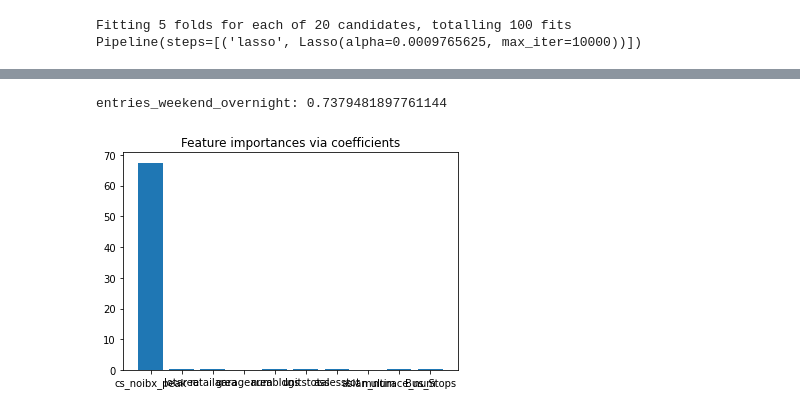
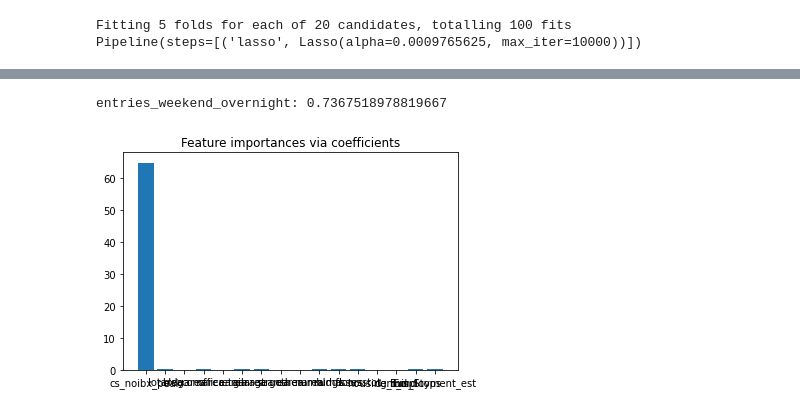
Before and after one commit to CUSPADS2022IBX/IBXRidership, a Jupyter notebook: Models/LassoCV.ipynb, the cells around one changed output, grey strips where cells are left out. Saved outputs shown, nothing was run; the diff lists cells and outputs as text; code cells hidden in the pictures.

Commit message:
Updated Models

```diff
--- a/Models/LassoCV.ipynb
+++ b/Models/LassoCV.ipynb
@@ -22,7 +22,7 @@ warnings.filterwarnings('ignore')
 # %%
 mg_noIBX_abs = pd.read_csv('/Users/turbold/Documents/CUSP/ADS/IBXRidership/mg_noIBX_abs.csv', index_col=0).fillna(0)
 mg_noIBX_norm = pd.read_csv('/Users/turbold/Documents/CUSP/ADS/IBXRidership/mg_noIBX_norm.csv', index_col=0).fillna(0)
-mg_noIBX_log = pd.read_csv('/Users/turbold/Documents/CUSP/ADS/IBXRidership/mg_noIBX_log.csv', index_col=0).replace([np.inf, -np.inf], np.nan).fillna(mg_noIBX_log.mean())
+mg_noIBX_log = pd.read_csv('/Users/turbold/Documents/CUSP/ADS/IBXRidership/mg_noIBX_log.csv', index_col=0).replace([np.inf, -np.inf], np.nan).fillna(0)
 # %%
 cols_offpeak = ['cs_noibx_offpeak','lotarea', 'bldgarea',
                 'comarea', 'resarea', 'officearea', 'retailarea', 'garagearea',
@@ -697,17 +674,17 @@ selected_features = ['cs_noibx_peak', 'lotarea', 'retailarea', 'garagearea', 'nu
 # %%
-model = RidgeCV(cv=5, alphas=2.0**(np.arange(-10, 10, 1))).fit(mg_noIBX_log[selected_features], mg_noIBX_log['entries_weekday_evening'])
+model = RidgeCV(cv=5, alphas=2.0**(np.arange(-10, 10, 1))).fit(mg_noIBX_log[peak_ind], mg_noIBX_log['entries_weekday_evening'])
 
-print('{}:'.format(commute_period), model.score(mg_noIBX_log[selected_features], mg_noIBX_log['entries_weekday_evening']))
+print('{}:'.format(commute_period), model.score(mg_noIBX_log[peak_ind], mg_noIBX_log['entries_weekday_evening']))
 # %% [output]
-entries_weekend_overnight: 0.7379481897761144
+entries_weekend_overnight: 0.7367518978819667
 # %%
 importance = np.abs(model.coef_)
-feature_names = np.array(selected_features)
+feature_names = np.array(peak_ind)
 plt.bar(height=importance, x=feature_names)
 plt.title("Feature importances via coefficients")
 plt.show()
 # %% [output]
-[figure, old version]
+[figure, new version]
 # %%
 importance = np.abs(model.coef_)
 pos_index = len(importance[importance != 0])
```
Also changed, not shown: parts of 35 cells of this notebook, 1 other file.
